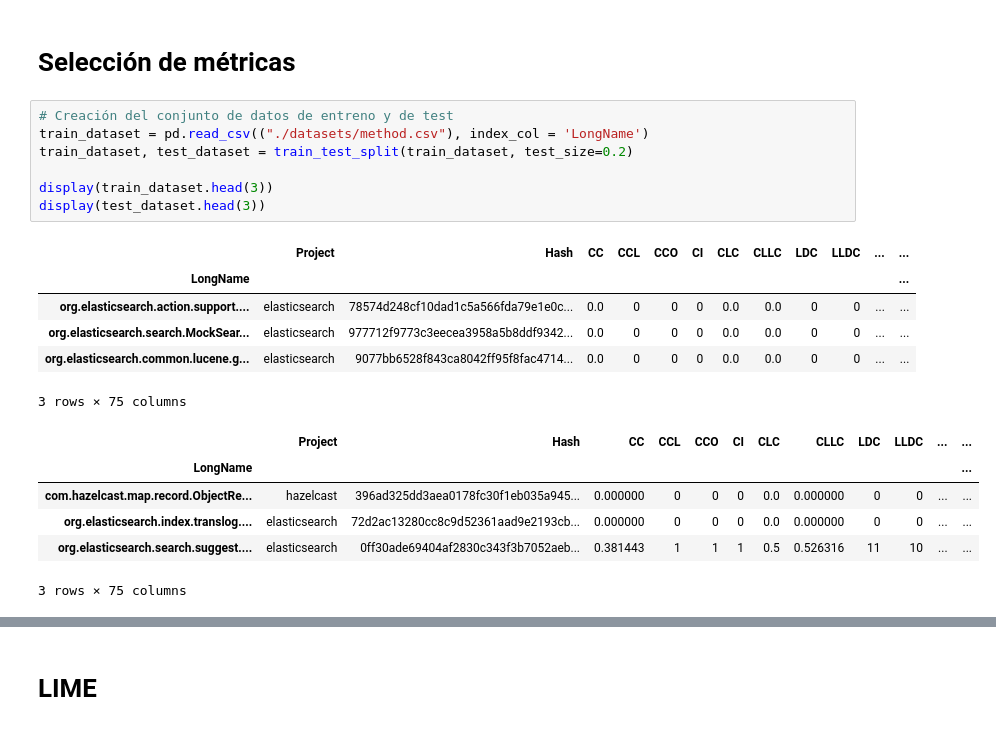
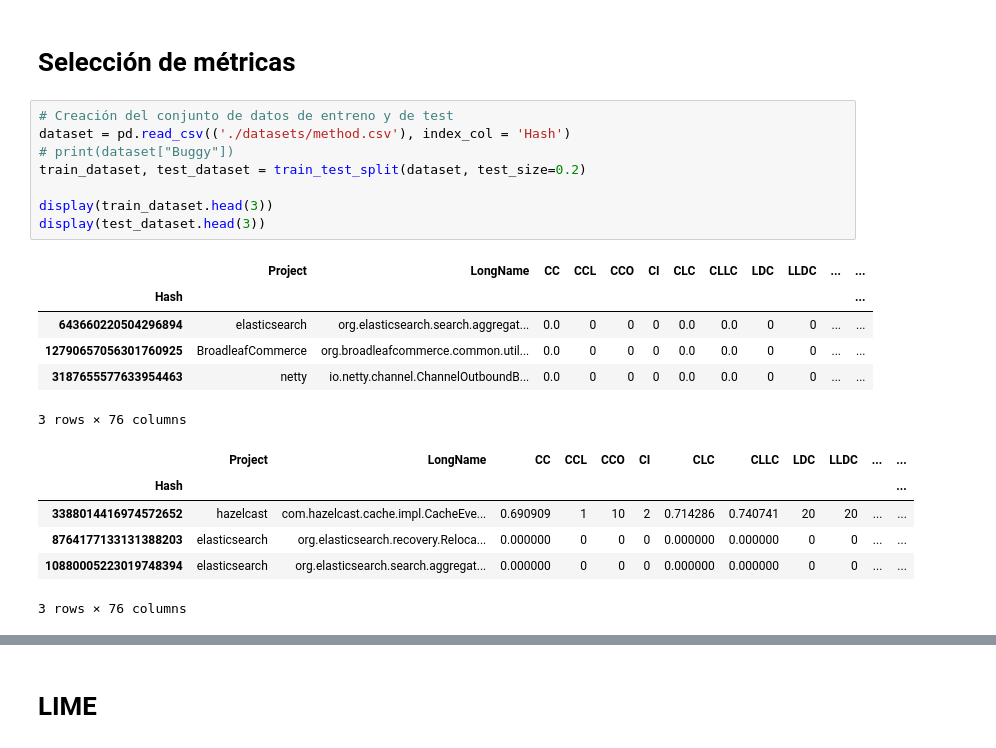
Before and after one commit to davidmacar/Predictor-de-bugs, a Jupyter notebook: pruebas.ipynb, the cells around one changed output, grey strips where cells are left out. Drawn from its saved outputs; the diff is of its cells as text.

```diff
--- a/pruebas.ipynb
+++ b/pruebas.ipynb
@@ -10,23 +41,24 @@ from sklearn.model_selection import train_test_split
 # Selección de métricas
 # %%
 # Creación del conjunto de datos de entreno y de test
-train_dataset = pd.read_csv(("./datasets/method.csv"), index_col = 'LongName')
-train_dataset, test_dataset = train_test_split(train_dataset, test_size=0.2)
+dataset = pd.read_csv(('./datasets/method.csv'), index_col = 'Hash')
+# print(dataset["Buggy"])
+train_dataset, test_dataset = train_test_split(dataset, test_size=0.2)
 
 display(train_dataset.head(3))
 display(test_dataset.head(3))
 # %% [output]
-|  | Project | Hash | CC | CCL | CCO | CI | CLC | CLLC | LDC | LLDC | ... | ... |
-| LongName |  |  |  |  |  |  |  |  |  |  |  | ... |
-| org.elasticsearch.action.support.... | elasticsearch | 78574d248cf10dad1c5a566fda79e1e0c... | 0.0 | 0 | 0 | 0 | 0.0 | 0.0 | 0 | 0 | ... | ... |
-| org.elasticsearch.search.MockSear... | elasticsearch | 977712f9773c3eecea3958a5b8ddf9342... | 0.0 | 0 | 0 | 0 | 0.0 | 0.0 | 0 | 0 | ... | ... |
-| org.elasticsearch.common.lucene.g... | elasticsearch | 9077bb6528f843ca8042ff95f8fac4714... | 0.0 | 0 | 0 | 0 | 0.0 | 0.0 | 0 | 0 | ... | ... |
+|  | Project | LongName | CC | CCL | CCO | CI | CLC | CLLC | LDC | LLDC | ... | ... |
+| Hash |  |  |  |  |  |  |  |  |  |  |  | ... |
+| 643660220504296894 | elasticsearch | org.elasticsearch.search.aggregat... | 0.0 | 0 | 0 | 0 | 0.0 | 0.0 | 0 | 0 | ... | ... |
+| 12790657056301760925 | BroadleafCommerce | org.broadleafcommerce.common.util... | 0.0 | 0 | 0 | 0 | 0.0 | 0.0 | 0 | 0 | ... | ... |
+| 3187655577633954463 | netty | io.netty.channel.ChannelOutboundB... | 0.0 | 0 | 0 | 0 | 0.0 | 0.0 | 0 | 0 | ... | ... |
-3 rows × 75 columns
+3 rows × 76 columns
-|  | Project | Hash | CC | CCL | CCO | CI | CLC | CLLC | LDC | LLDC | ... | ... |
-| LongName |  |  |  |  |  |  |  |  |  |  |  | ... |
-| com.hazelcast.map.record.ObjectRe... | hazelcast | 396ad325dd3aea0178fc30f1eb035a945... | 0.000000 | 0 | 0 | 0 | 0.0 | 0.000000 | 0 | 0 | ... | ... |
-| org.elasticsearch.index.translog.... | elasticsearch | 72d2ac13280cc8c9d52361aad9e2193cb... | 0.000000 | 0 | 0 | 0 | 0.0 | 0.000000 | 0 | 0 | ... | ... |
-| org.elasticsearch.search.suggest.... | elasticsearch | 0ff30ade69404af2830c343f3b7052aeb... | 0.381443 | 1 | 1 | 1 | 0.5 | 0.526316 | 11 | 10 | ... | ... |
+|  | Project | LongName | CC | CCL | CCO | CI | CLC | CLLC | LDC | LLDC | ... | ... |
+| Hash |  |  |  |  |  |  |  |  |  |  |  | ... |
+| 3388014416974572652 | hazelcast | com.hazelcast.cache.impl.CacheEve... | 0.690909 | 1 | 10 | 2 | 0.714286 | 0.740741 | 20 | 20 | ... | ... |
+| 8764177133131388203 | elasticsearch | org.elasticsearch.recovery.Reloca... | 0.000000 | 0 | 0 | 0 | 0.000000 | 0.000000 | 0 | 0 | ... | ... |
+| 10880005223019748394 | elasticsearch | org.elasticsearch.search.aggregat... | 0.000000 | 0 | 0 | 0 | 0.000000 | 0.000000 | 0 | 0 | ... | ... |
-3 rows × 75 columns
+3 rows × 76 columns
 # %%
 # Nombre de la columna donde se encuentra el resultado del fichero
```
Also changed, not shown: parts of 11 cells of this notebook, 9 other files.
